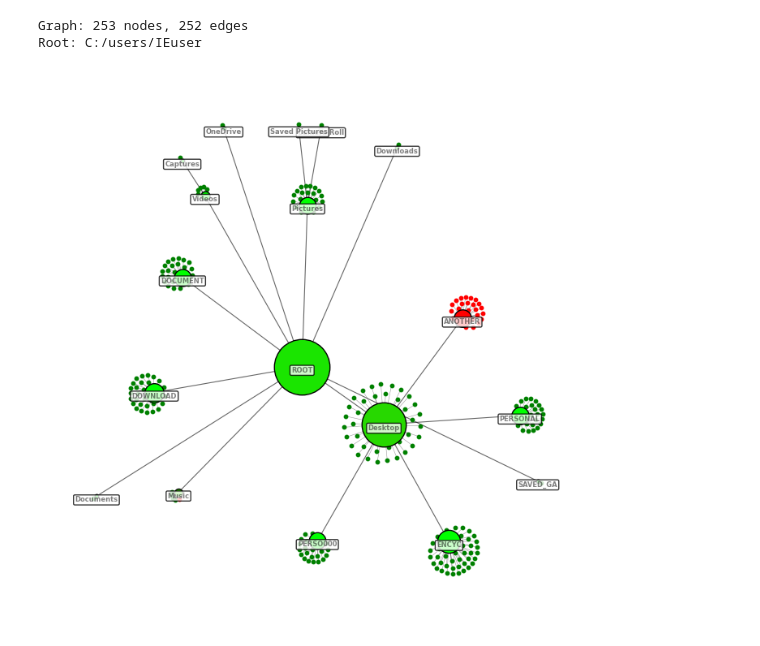
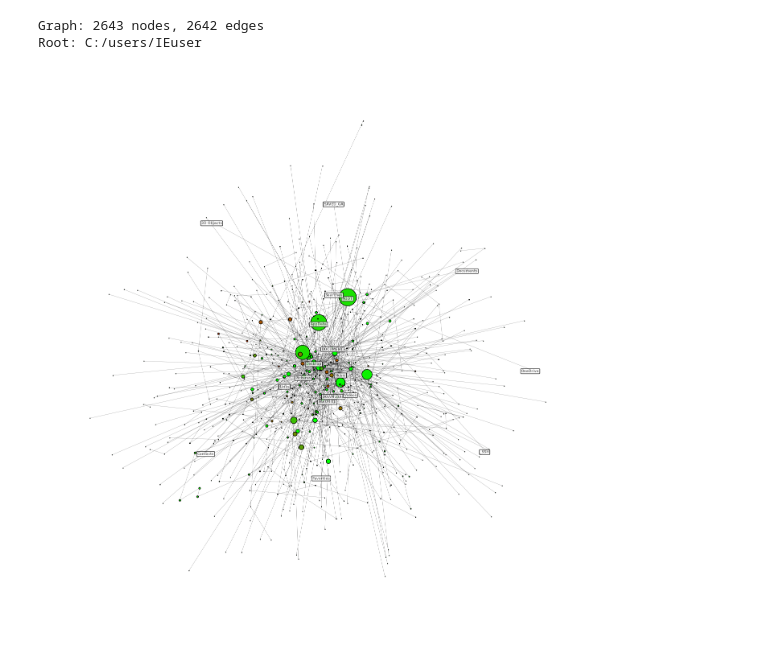
Before and after one commit to Flooding-against-Ransomware/profiling, a Jupyter notebook: tree-visualiser/notebook.ipynb, the cells around one changed output. Drawn from its saved outputs; the diff is of its cells as text; code cells hidden in the pictures.

```diff
--- a/tree-visualiser/notebook.ipynb
+++ b/tree-visualiser/notebook.ipynb
@@ -58,7 +53,7 @@ def traverse_folder(folder_data, folder_path, graph, parent=None):
     return pristine_count, lost_count, replica_count, total_files
 # %%
 # json_file = "wannacry-60-sss_ransomware-1-report.json"
-json_file = "vipasana-60-sss_ransomware-1-report.json"
+json_file = "Globeimposter-30-ON_THE_FLY-tree_aggregate_report.json"
 # json_file = "phobos-60-sss_ransomware-1-report.json"
 # json_file = "lockbit-60-sss_ransomware-1-report.json"
 with open(json_file, 'r') as f:
@@ -76,23 +71,18 @@ total_files = 0
 
 if 'files' in data['files']:
         for filename, file_info in data['files'].items():
-            total_files += 1
+
             status = file_info.get('status', 'unknown')
-            replicas = file_info.get('replicas', [])
+            total_files += status[ "lost" ] + status[ "pristine" ] + status[ "replica" ]
 
             file_path = f"{root_path}/{filename}"
             G.add_node(file_path, node_type='file')
             G.add_edge(root_path, file_path)
 
-            if status == 'pristine':
-                pristine_count += 1
-                G.nodes[file_path]['file_status'] = 'pristine'
-            if status == 'lost':
-                lost_count += 1
-                G.nodes[file_path]['file_status'] = 'lost'
-            if status == 'replica':
-                replica_count += 1
-                G.nodes[file_path]['file_status'] = 'replica'
+            G.nodes[file_path]['file_status'] = status
+            pristine_count += status[ "pristine" ]
+            lost_count += status[ "lost" ]
+            replica_count += status[ "replica" ]
 
 if 'folders' in data:
     for folder_name, folder_data in data['folders'].items():
@@ -111,7 +101,7 @@ G.nodes[root_path]['total_files'] = total_files
 print(f"Graph: {G.number_of_nodes()} nodes, {G.number_of_edges()} edges")
 print(f"Root: {root_path}")
 # %% [output]
-Graph: 253 nodes, 252 edges
+Graph: 2643 nodes, 2642 edges
 Root: C:/users/IEuser
 # %%
 G_weighted = G.copy()
@@ -153,13 +143,13 @@ for u, v in G_weighted.edges():
 pos = nx.spring_layout(
     G_weighted,
     k=1.0,              # Lower k -> nodes closer together (default is ~0.3)
-    iterations=1500,    # More iterations -> better convergence
+    iterations=10,    # More iterations -> better convergence
     weight='weight',    # Use edge weights
     scale=1.0,          # Lower scale = more compact (default is 1.0)
     seed=42
 )
 
-fig, ax = plt.subplots(figsize=(7, 7), facecolor='white')
+fig, ax = plt.subplots(figsize=(14, 14), facecolor='white')
 
 # Separate nodes by type
 folder_nodes = [n for n, d in G.nodes(data=True) if d.get('node_type') == 'folder']
@@ -178,26 +168,17 @@ file_edges = [(u, v) for u, v in G.edges()
 
 # Folder-folder edges (thicker)
 nx.draw_networkx_edges(G, pos, edgelist=folder_edges,
-                      alpha=0.6, width=0.8, edge_color="#000000", ax=ax)
+                      alpha=0.4, width=0.4, edge_color="#000000", ax=ax)
 
 # File-folder edges (thinner)
-nx.draw_networkx_edges(G, pos, edgelist=file_edges,
-                      alpha=0.4, width=0.4, edge_color="#000000", ax=ax)
+# nx.draw_networkx_edges(G, pos, edgelist=file_edges,
+#                       alpha=0.2, width=0.2, edge_color="#000000", ax=ax)
 
-# Draw file nodes (colored by status)
-pristine_files = [n for n in file_nodes if G.nodes[n].get('file_status') == 'pristine']
-lost_files = [n for n in file_nodes if G.nodes[n].get('file_status') == 'lost']
-replica_files = [n for n in file_nodes if G.nodes[n].get('file_status') == 'replica']
-
-if pristine_files:
-    nx.draw_networkx_nodes(G, pos, nodelist=pristine_files,
-                          node_color='green', node_size=10, alpha=1, ax=ax)
-if lost_files:
-    nx.draw_networkx_nodes(G, pos, nodelist=lost_files,
-                          node_color='red', node_size=10, alpha=1, ax=ax)
-if replica_files:
-    nx.draw_networkx_nodes(G, pos, nodelist=replica_files,
-                          node_color='blue', node_size=10, alpha=1, ax=ax)
+# Draw file nodes (colored by status mix)
+# for fn in file_nodes:
+#     status = G.nodes[ fn ].get('file_status')
+#     color = (status[ "lost_p" ], status[ "pristine_p" ], status[ "replica_p" ])
+#     nx.draw_networkx_nodes(G, pos, node_color=( color ), node_size=10, alpha=1, ax=ax)
 
 # Draw folder nodes with color based on file composition
 for folder_node in folder_nodes:
@@ -236,40 +217,49 @@ for folder_node in folder_nodes:
     if folder_node == root_path:
         folder_labels[folder_node] = 'ROOT'
     else:
-        folder_name = folder_node.split('/')[-1]
-        folder_labels[folder_node] = folder_name
+        # Get the parent folder by removing the n-th component
+        parent_folder = []
+        levels = 2
+        for level in range(1,levels):
+            parent_folder.append( '/'.join(folder_node.split('/')[:-level]) )
+
+        # Only add if this folder is a n-level child of ROOT
+        if root_path in parent_folder:
+            folder_name = folder_node.split('/')[-1]
+            folder_labels[folder_node] = folder_name
 
     # label offset
     x, y = pos[folder_node]
     label_pos[folder_node] = (x, y)  # Adjust offset
 
 bbox_props = dict(
     boxstyle="round,pad=0.2",
     facecolor="white",
     edgecolor="black",
     alpha=0.8
 )
 
 nx.draw_networkx_labels(G, label_pos, folder_labels, font_size=6,
                        font_weight='bold', font_color='black', alpha=0.5,
                        verticalalignment='top', bbox=bbox_props, ax=ax)
 
 # Legend
 # legend_elements = [
 #     mpatches.Patch(color='green', label='Pristine files'),
 #     mpatches.Patch(color='red', label='Lost files (no replicas)'),
 #     mpatches.Patch(color='blue', label='Lost files (with replicas)'),
 #     mpatches.Patch(color='gray', label='Folders (color = composition)')
 # ]
 # ax.legend(handles=legend_elements, loc='upper right', fontsize=10,
 #          framealpha=0.95, edgecolor='black')
 
 ax.axis('off')
 plt.tight_layout()
 
 # Save the figure
-plt.savefig(f"{os.path.splitext(json_file)[0]}.pdf", dpi=300, bbox_inches='tight', facecolor='white')
+# plt.savefig(f"{os.path.splitext(json_file)[0]}.pdf", dpi=300, bbox_inches='tight', facecolor='white')
+plt.savefig(f"{os.path.splitext(json_file)[0]}.png", dpi=300, bbox_inches='tight', facecolor='white')
 
 plt.show()
 # %% [output]
-[figure, old version]
+[figure, new version]
```
Also changed, not shown: parts of 1 cell of this notebook, 7 other files.
